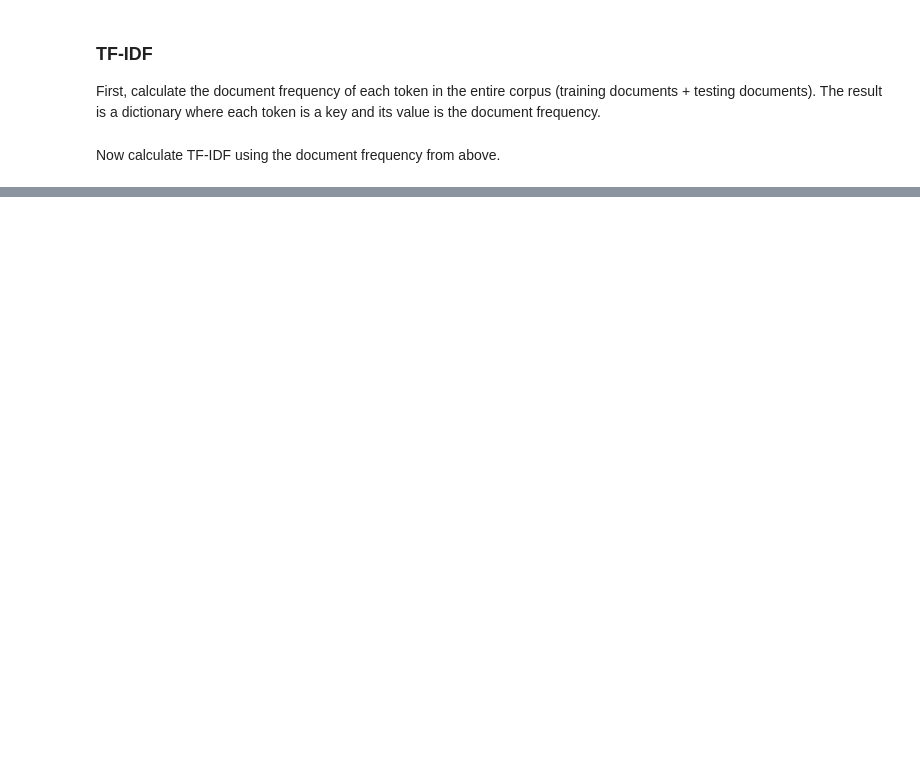
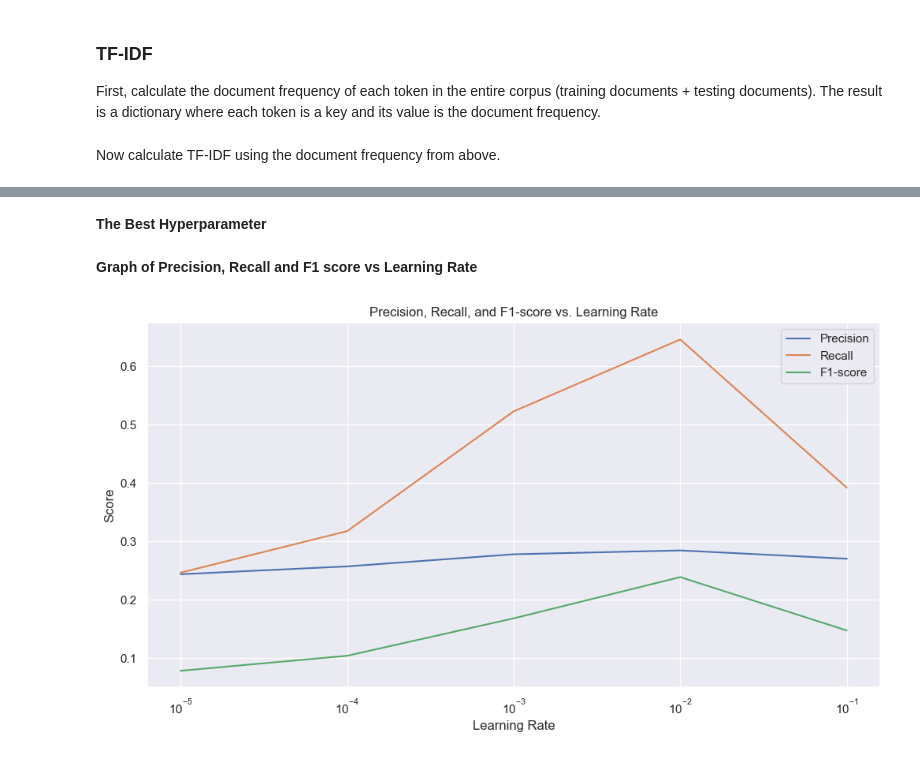
Before and after one commit to danieltobiastan/MicrosoftQA_LSTM, a Jupyter notebook: cits4012_42.ipynb, the cells around one changed output, grey strips where cells are left out. Cells and saved outputs as stored; diff of their text form; code cells hidden in the pictures; blank space fills up the shorter version.

```diff
--- a/cits4012_42.ipynb
+++ b/cits4012_42.ipynb
@@ -590,0 +1649,7 @@ print(tf_final_doc_train[0].long())
+# %%
+# Word embeds only, important to run this as it also makes sure that the input size is correct
+as_doc_train, as_doc_test, as_qn_train, as_qn_test = convert_tensors(
+    final_doc_train, final_doc_test, final_qn_train, final_qn_test, 1
+)
+# check the tensor sizes
+print(as_doc_train.shape, as_doc_test.shape, as_qn_train.shape, as_qn_test.shape)
@@ -590,0 +1721,7 @@ print(tf_final_doc_train[0].long())
+# %%
+# Word embeds + TF-IDF, important to run this as it also makes sure that the input size is correct
+as_doc_train, as_doc_test, as_qn_train, as_qn_test = convert_tensors(
+    final_doc_train, final_doc_test, final_qn_train, final_qn_test, 2
+)
+# check the tensor sizes
+print(as_doc_train.shape, as_doc_test.shape, as_qn_train.shape, as_qn_test.shape)
@@ -590,0 +2005,49 @@ print(tf_final_doc_train[0].long())
+# %% [markdown]
+**The Best Hyperparameter**
+# %% [markdown]
+**Graph of Precision, Recall and F1 score vs Learning Rate**
+# %%
+import seaborn as sns
+%matplotlib inline
+import matplotlib.pyplot as plt
+sns.set()
+
+def plot():
+    if mean_cv_precision_scores == {} or mean_cv_recall_scores == {} or mean_cv_f1_scores == {}:
+        print("Please delete the database and run the objective function again to get the scores.")
+        return
+    # Assuming you have already optimized the study and have obtained the mean cross-validation scores
+    # for precision, recall, and F1-score for each learning rate
+    learning_rates = [1e-1, 1e-2,1e-3, 1e-4, 1e-5]
+    # Extract the scores from the dictionaries in the order of the learning rates
+    precision_scores_plt = [mean_cv_precision_scores[lr] for lr in learning_rates]
+    recall_scores_plt = [mean_cv_recall_scores[lr] for lr in learning_rates]
+    f1_scores_plt = [mean_cv_f1_scores[lr] for lr in learning_rates]
+
+    # Create a figure with a single subplot
+    fig, ax = plt.subplots(figsize=(12, 6))
+
+    # Plot the precision scores
+    ax.plot(learning_rates, precision_scores_plt, label="Precision")
+
+    # Plot the recall scores
+    ax.plot(learning_rates, recall_scores_plt, label="Recall")
+
+    # Plot the F1 scores
+    ax.plot(learning_rates, f1_scores_plt, label="F1-score")
+
+    # Set the axis labels and title
+    ax.set_xlabel("Learning Rate")
+    ax.set_ylabel("Score")
+    ax.set_xscale("log")
+    ax.set_title("Precision, Recall, and F1-score vs. Learning Rate")
+
+    # Add a legend
+    ax.legend()
+
+    # Show the plot
+    plt.show()
+
+plot()
+# %% [output]
+[figure, added]
```
Also changed, not shown: parts of 114 cells of this notebook, 6 other files.
